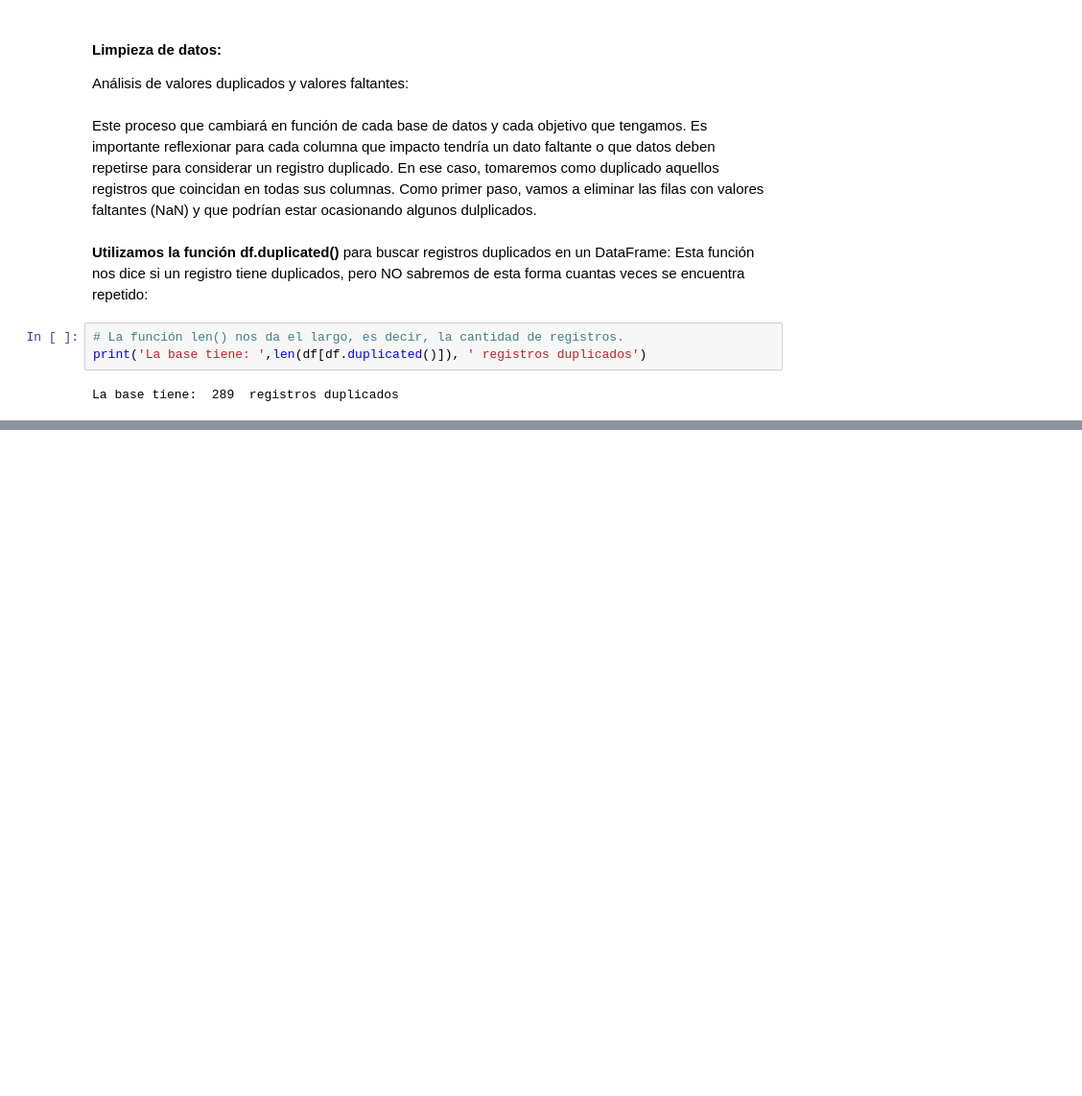
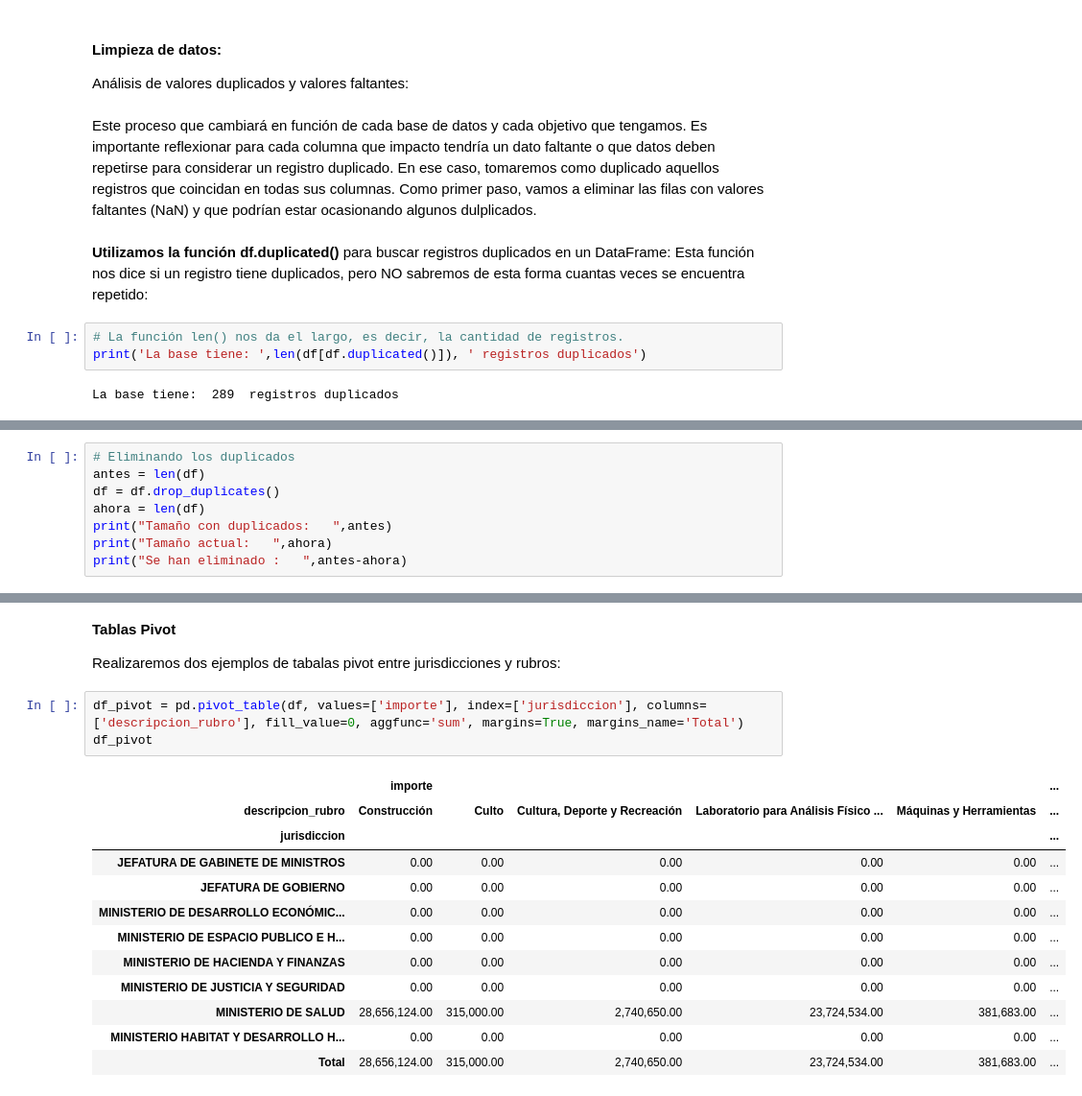
Before and after one commit to francovillagra/Ciencia-de-datos-para-Auditores, a Jupyter notebook: Modulo 2.ipynb, the cells around one changed output, grey strips where cells are left out. Shown at 96% size. Cells and saved outputs as stored; diff of their text form; blank space fills up the shorter version.

```diff
--- a/Modulo 2.ipynb
+++ b/Modulo 2.ipynb
@@ -507,0 +558,8 @@ La base tiene:  289  registros duplicados
+# %%
+# Eliminando los duplicados
+antes = len(df)
+df = df.drop_duplicates()
+ahora = len(df)
+print("Tamaño con duplicados:   ",antes)
+print("Tamaño actual:   ",ahora)
+print("Se han eliminado :   ",antes-ahora)
@@ -507,0 +730,20 @@ La base tiene:  289  registros duplicados
+# %% [markdown]
+__Tablas Pivot__
+
+Realizaremos dos ejemplos de tabalas pivot entre jurisdicciones y rubros:
+# %%
+df_pivot = pd.pivot_table(df, values=['importe'], index=['jurisdiccion'], columns=['descripcion_rubro'], fill_value=0, aggfunc='sum', margins=True, margins_name='Total')
+df_pivot
+# %% [output]
+|  | importe |  |  |  |  | ... |
+| descripcion_rubro | Construcción | Culto | Cultura, Deporte y Recreación | Laboratorio para Análisis Físico ... | Máquinas y Herramientas | ... |
+| jurisdiccion |  |  |  |  |  | ... |
+| JEFATURA DE GABINETE DE MINISTROS | 0.00 | 0.00 | 0.00 | 0.00 | 0.00 | ... |
+| JEFATURA DE GOBIERNO | 0.00 | 0.00 | 0.00 | 0.00 | 0.00 | ... |
+| MINISTERIO DE DESARROLLO ECONÓMIC... | 0.00 | 0.00 | 0.00 | 0.00 | 0.00 | ... |
+| MINISTERIO DE ESPACIO PUBLICO E H... | 0.00 | 0.00 | 0.00 | 0.00 | 0.00 | ... |
+| MINISTERIO DE HACIENDA Y FINANZAS | 0.00 | 0.00 | 0.00 | 0.00 | 0.00 | ... |
+| MINISTERIO DE JUSTICIA Y SEGURIDAD | 0.00 | 0.00 | 0.00 | 0.00 | 0.00 | ... |
+| MINISTERIO DE SALUD | 28,656,124.00 | 315,000.00 | 2,740,650.00 | 23,724,534.00 | 381,683.00 | ... |
+| MINISTERIO HABITAT Y DESARROLLO H... | 0.00 | 0.00 | 0.00 | 0.00 | 0.00 | ... |
+| Total | 28,656,124.00 | 315,000.00 | 2,740,650.00 | 23,724,534.00 | 381,683.00 | ... |
```
Also changed, not shown: parts of 48 cells of this notebook.
